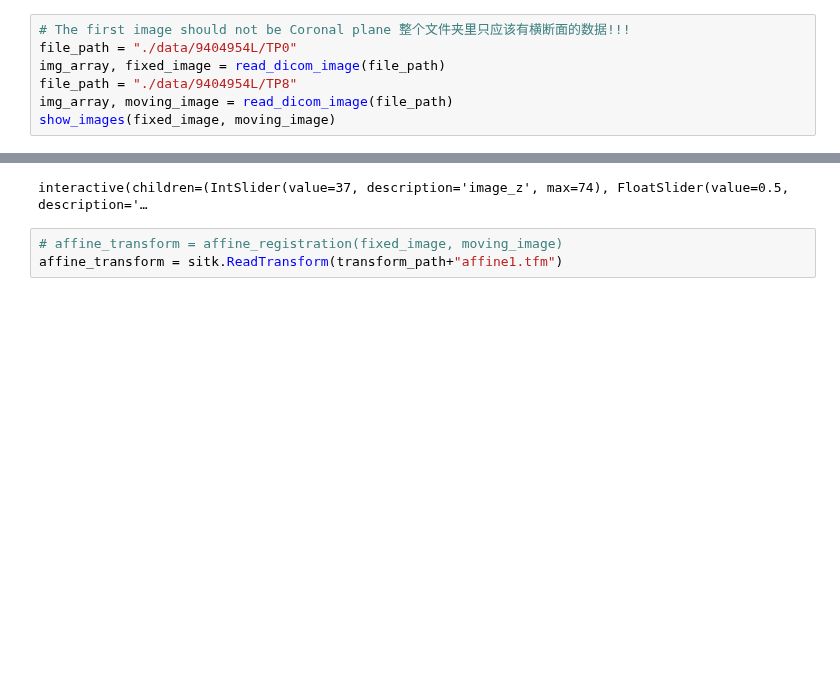
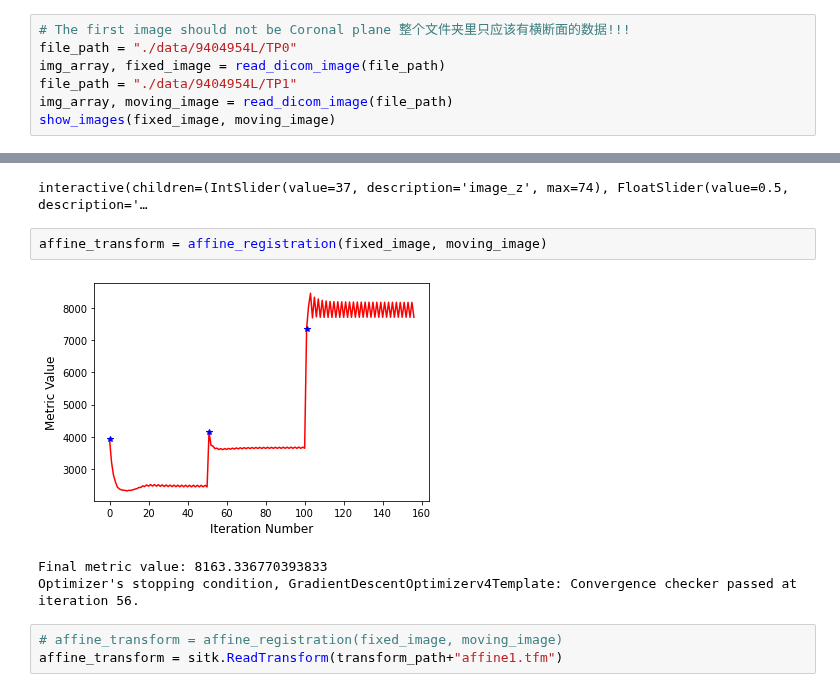
Before and after one commit to Liang-ZX/OAI-registration, a Jupyter notebook: Registration_try.ipynb, the cells around one changed output, grey strips where cells are left out. Cells and saved outputs as stored; diff of their text form; blank space fills up the shorter version.

```diff
--- a/Registration_try.ipynb
+++ b/Registration_try.ipynb
@@ -25,7 +25,7 @@ transform_path = "./data/9404954L/transform/"
 # The first image should not be Coronal plane 整个文件夹里只应该有横断面的数据!!!
 file_path = "./data/9404954L/TP0"
 img_array, fixed_image = read_dicom_image(file_path)
-file_path = "./data/9404954L/TP8"
+file_path = "./data/9404954L/TP1"
 img_array, moving_image = read_dicom_image(file_path)
 show_images(fixed_image, moving_image)
 # %% [output]
@@ -63,6 +63,12 @@ moving_resampled = sitk.Resample(moving_image, fixed_image, initial_transform, s
 interact(display_images_with_alpha, image_z=(0,fixed_image.GetSize()[2]-1), alpha=(0.0,1.0,0.05), fixed = fixed(fixed_image), moving=fixed(moving_resampled));
 # %% [output]
 interactive(children=(IntSlider(value=37, description='image_z', max=74), FloatSlider(value=0.5, description='…
+# %%
+affine_transform = affine_registration(fixed_image, moving_image)
+# %% [output]
+[figure, added]
+Final metric value: 8163.336770393833
+Optimizer's stopping condition, GradientDescentOptimizerv4Template: Convergence checker passed at iteration 56.
 # %%
 # affine_transform = affine_registration(fixed_image, moving_image)
 affine_transform = sitk.ReadTransform(transform_path+"affine1.tfm")
```
Also changed, not shown: parts of 1 cell of this notebook, 2 other files.
